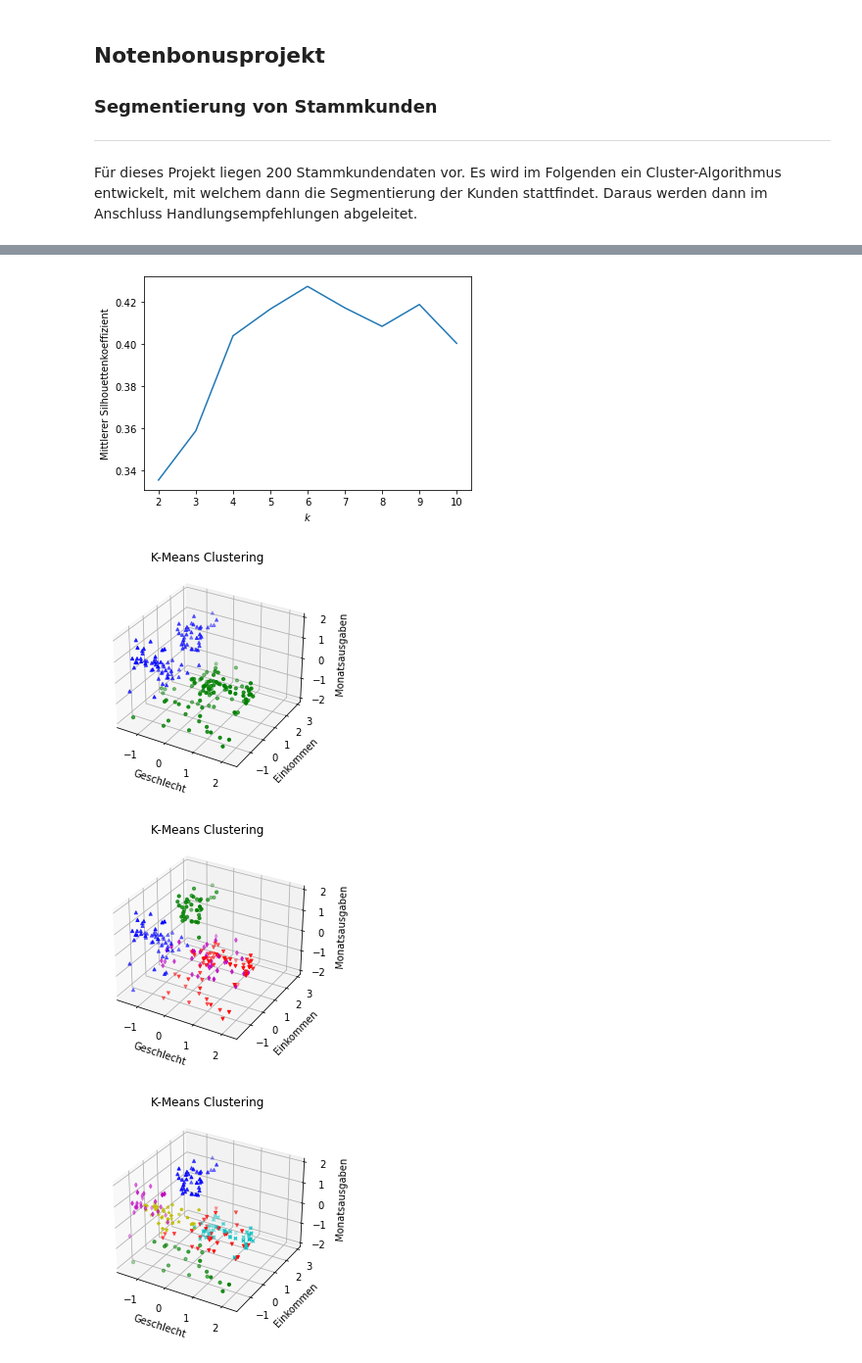
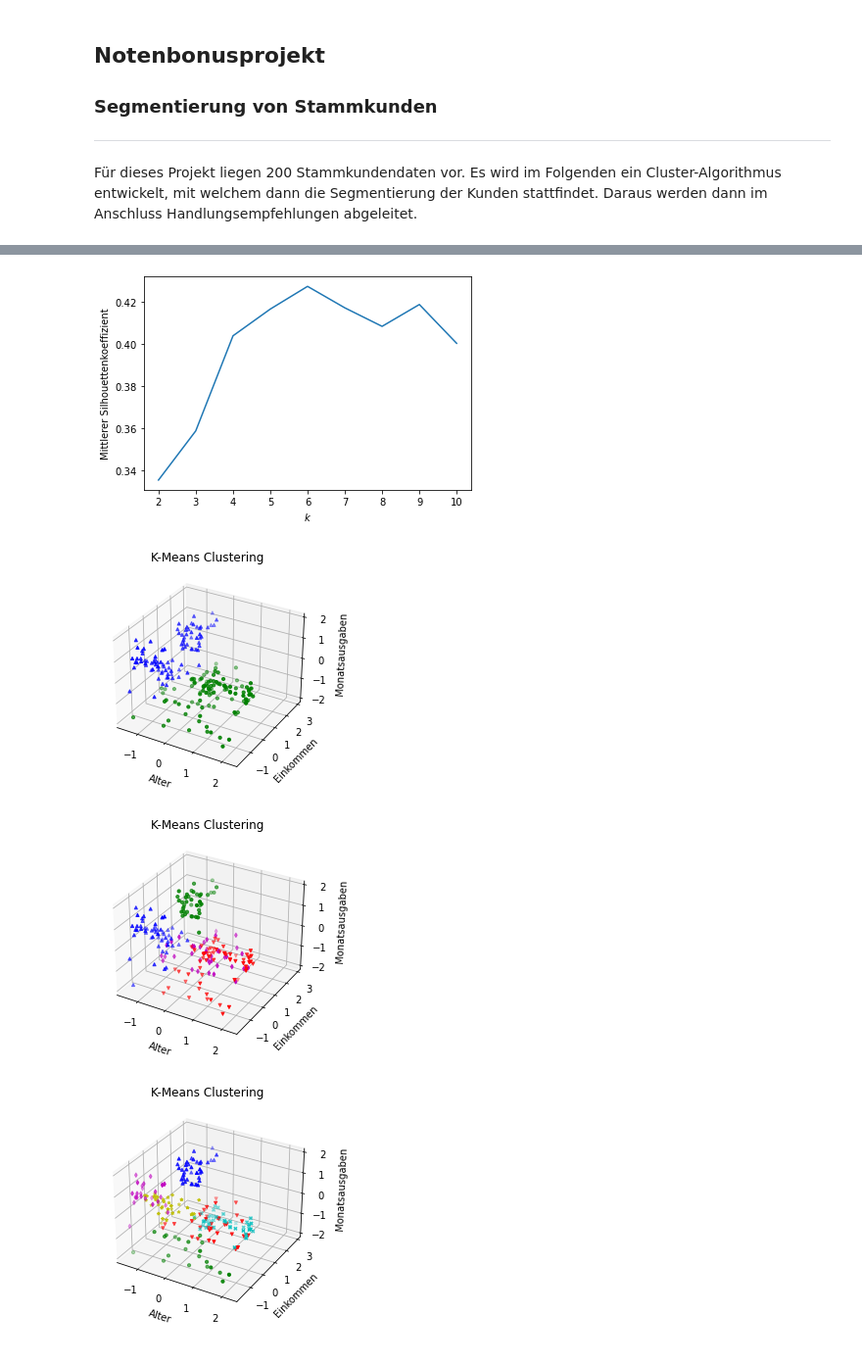
Before and after one commit to DeniseRekic/Notenbonus_CRM, a Jupyter notebook: Notenbonusprojekt.ipynb, the cells around one changed output, grey strips where cells are left out. Shown at 98% size. Drawn from its saved outputs; the diff is of its cells as text; code cells hidden in the pictures.

```diff
--- a/Notenbonusprojekt.ipynb
+++ b/Notenbonusprojekt.ipynb
@@ -18,6 +18,9 @@ from sklearn import cluster, metrics
 kunden = pd.read_csv('Kundendaten.csv', index_col= 0, delimiter=";", decimal=",")
 
 kunden.rename(columns={'Alter':'Alter', 'Jährliches Einkommen (k€)':'Einkommen', 'Monatsausgaben (Indexwert, 1-100)':'Monatsausgaben'}, inplace = True)
+print(kunden)
+kunden_male = kunden.loc[kunden.Geschlecht == 'Male']
+kunden_female = kunden.loc[kunden.Geschlecht == 'Female']
 
 for col in kunden.columns: #iteriert über alle Spalten im Datensatz
     if col == 'Geschlecht':
@@ -79,7 +82,7 @@ for n in [2,4,6]:
         zs = d['z_Monatsausgaben']
         ax.scatter(xs, ys, zs,marker=markers[c], color=colors[c], s=10)
     plt.title('K-Means Clustering')
-    ax.set_xlabel('Geschlecht')
+    ax.set_xlabel('Alter')
     ax.set_ylabel('Einkommen')
     ax.set_zlabel('Monatsausgaben')
 
@@ -99,9 +104,9 @@ KundenID
 2                 1.192711
 3                -1.711618
 4                 1.037814
 5                -0.394989
 [figure]
 [figure]
-[figure, old version]
+[figure, new version]
-[figure, old version]
+[figure, new version]
-[figure, old version]
+[figure, new version]
```
Also changed, not shown: parts of 1 cell of this notebook.
